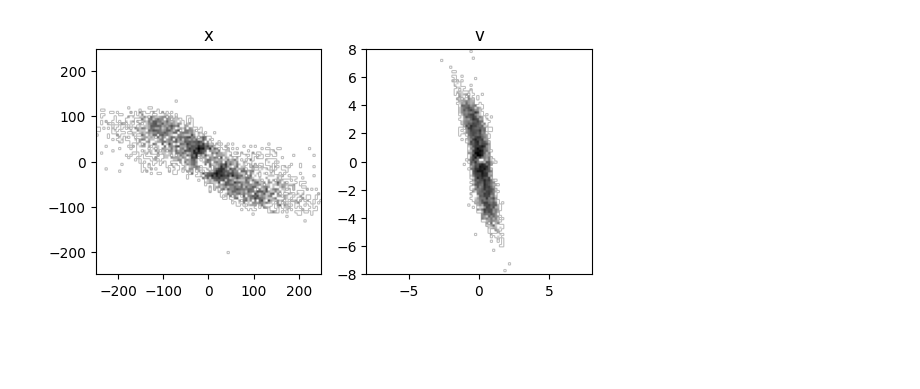
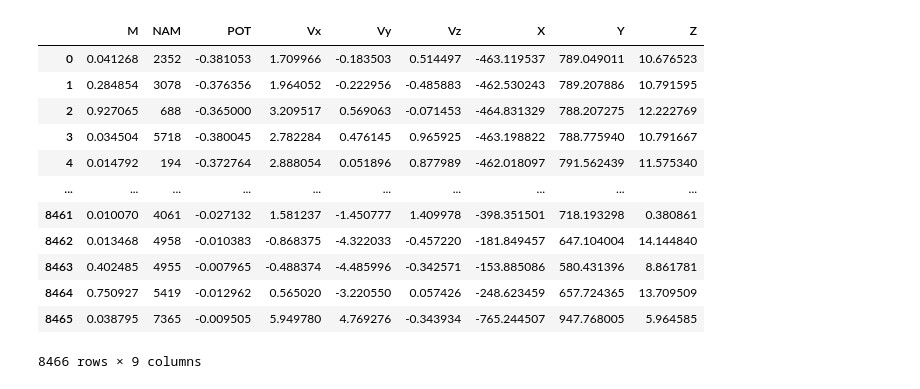
Before and after one commit to RSPicken2/stellar-streams, a Jupyter notebook: StreamAnalysis.ipynb, the cells around one changed output. Drawn from its saved outputs; the diff is of its cells as text; code cells hidden in the pictures; blank space fills up the shorter version.

```diff
--- a/StreamAnalysis.ipynb
+++ b/StreamAnalysis.ipynb
@@ -114,34 +14,0 @@ x_stream, y_stream, z_stream, vx_stream, vy_stream, vz_stream, m_stream = cutout
-# %%
-offset = 250
-v_offset = 8
-fig, ax = plt.subplots(1,2)
-
-hist, xedges, yedges = np.histogram2d(x_stream - com[0], y_stream - com[1], bins=100,
-                                      range=[[-offset, offset], [-offset, offset]])
-ax[0].imshow(
-hist.T,
-origin='lower',
-extent=[xedges[0], xedges[-1], yedges[0], yedges[-1]],
-cmap='gray_r',
-norm=LogNorm()
-)
-
-cov = [np.mean(axis) for axis in v]
-
-hist, xedges, yedges = np.histogram2d(vx_stream - cov[0], vy_stream - cov[1], bins=100,
-                                      range=[[-v_offset, v_offset], [-v_offset, v_offset]])
-ax[1].imshow(
-hist.T,
-origin='lower',
-extent=[xedges[0], xedges[-1], yedges[0], yedges[-1]],
-cmap='gray_r',
-norm=LogNorm()
-)
-
-ax[0].set_title('x')
-ax[1].set_title('v')
-
-
-plt.show()
-# %% [output]
-[figure, removed]
@@ -153,3 +26,19 @@ plt.show()
 # measure line of sight, tangential velocity as function of view radius
 # stream members should be members of similar phase space - small vel disp
 # experiment with tolerances - use multiples of velocity dispersion
+# %%
+step_df
+# %% [output]
+|  | M | NAM | POT | Vx | Vy | Vz | X | Y | Z |
+| 0 | 0.041268 | 2352 | -0.381053 | 1.709966 | -0.183503 | 0.514497 | -463.119537 | 789.049011 | 10.676523 |
+| 1 | 0.284854 | 3078 | -0.376356 | 1.964052 | -0.222956 | -0.485883 | -462.530243 | 789.207886 | 10.791595 |
+| 2 | 0.927065 | 688 | -0.365000 | 3.209517 | 0.569063 | -0.071453 | -464.831329 | 788.207275 | 12.222769 |
+| 3 | 0.034504 | 5718 | -0.380045 | 2.782284 | 0.476145 | 0.965925 | -463.198822 | 788.775940 | 10.791667 |
+| 4 | 0.014792 | 194 | -0.372764 | 2.888054 | 0.051896 | 0.877989 | -462.018097 | 791.562439 | 11.575340 |
+| ... | ... | ... | ... | ... | ... | ... | ... | ... | ... |
+| 8461 | 0.010070 | 4061 | -0.027132 | 1.581237 | -1.450777 | 1.409978 | -398.351501 | 718.193298 | 0.380861 |
+| 8462 | 0.013468 | 4958 | -0.010383 | -0.868375 | -4.322033 | -0.457220 | -181.849457 | 647.104004 | 14.144840 |
+| 8463 | 0.402485 | 4955 | -0.007965 | -0.488374 | -4.485996 | -0.342571 | -153.885086 | 580.431396 | 8.861781 |
+| 8464 | 0.750927 | 5419 | -0.012962 | 0.565020 | -3.220550 | 0.057426 | -248.623459 | 657.724365 | 13.709509 |
+| 8465 | 0.038795 | 7365 | -0.009505 | 5.949780 | 4.769276 | -0.343934 | -765.244507 | 947.768005 | 5.964585 |
+8466 rows × 9 columns
```
Also changed, not shown: parts of 14 cells of this notebook, 1 other file.
